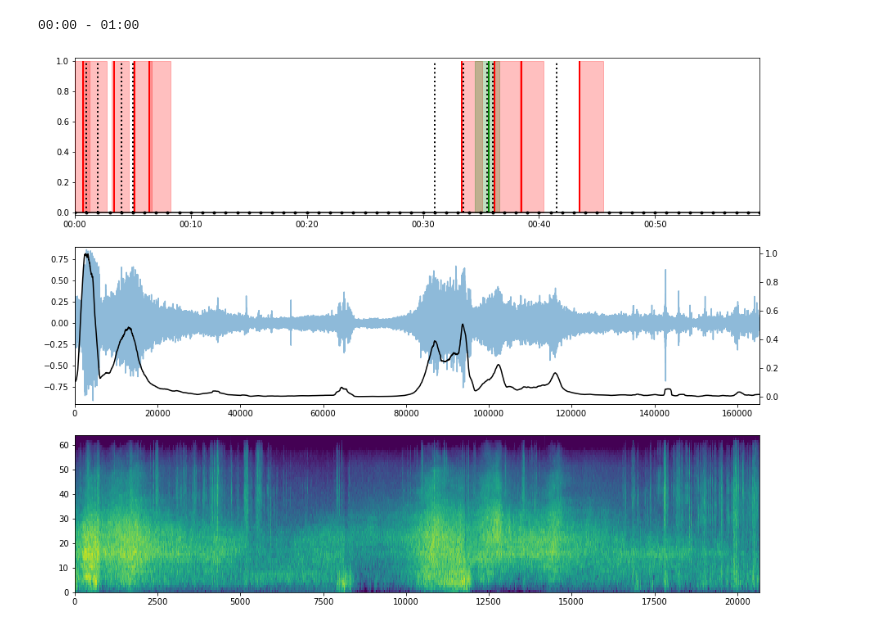
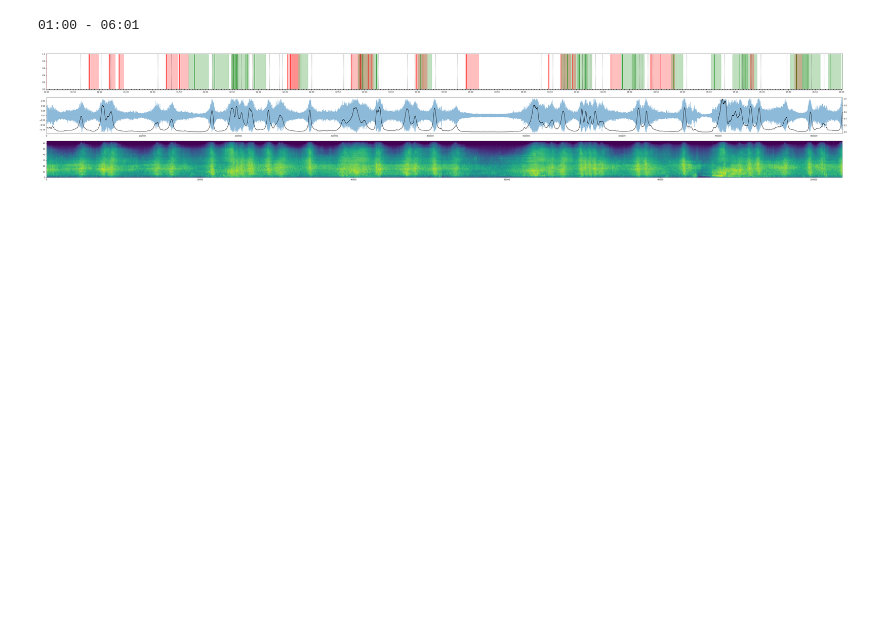
Before and after one commit to yermandy/vehicle-audio-nn, a Jupyter notebook: visualization.ipynb, the cells around one changed output. Cells and saved outputs as stored; diff of their text form; code cells hidden in the pictures; blank space fills up the shorter version.

Commit message:
visualization

```diff
--- a/visualization.ipynb
+++ b/visualization.ipynb
@@ -156,9 +4,27 @@ params.sr = 44100
+# %%
+from src import *
+
+from tqdm.notebook import tqdm
+from easydict import EasyDict
+from IPython.display import HTML
+
+def show_video(file):
+    return HTML(f"""
+    <video width="{1920 * 0.3}" height="{1080 * 0.3}" controls>
+        <source src="data/video/{file}.MP4" type="video/mp4">
+    </video>
+    """)
+
+params = EasyDict()
+params.n_fft = 1024
+params.n_mels = 64
+params.hop_length = 128
+params.sr = 44100
 # %%
-file = '20190819-Kutna Hora-L4-out-MVI_0040'
+# file = '20190819-Kutna Hora-L4-out-MVI_0040'
+file = '20190819-Kutna Hora-L10-out-SDV_1888'
 
 signal = load_audio(f'data/audio/{file}.MP4.wav')
-signal_length = int(len(signal) / 44100)
-
 csv = load_csv(f'{file}.MP4')
 events = load_events_from_csv(csv)
 directions = load_directions_from_csv(csv)
@@ -173,16 +39,18 @@ events_start_time, events_end_time = load_event_time_from_csv(csv)
 # %%
 show(
     params,
     signal=signal,
     events=events,
     events_start_time=events_start_time,
     events_end_time=events_end_time,
     manual_events=manual_events,
     views=views,
-    from_time=0 * 60,
-    till_time=1 * 60,
+    from_time=1 * 60,
+    till_time=6 * 60 + 1,
     save=False
 )
+
+show_video(file)
 # %% [output]
-00:00 - 01:00
+01:00 - 06:01
-[figure, old version]
+[figure, new version]
```
Also changed, not shown: parts of 7 cells of this notebook, 1 other file.
